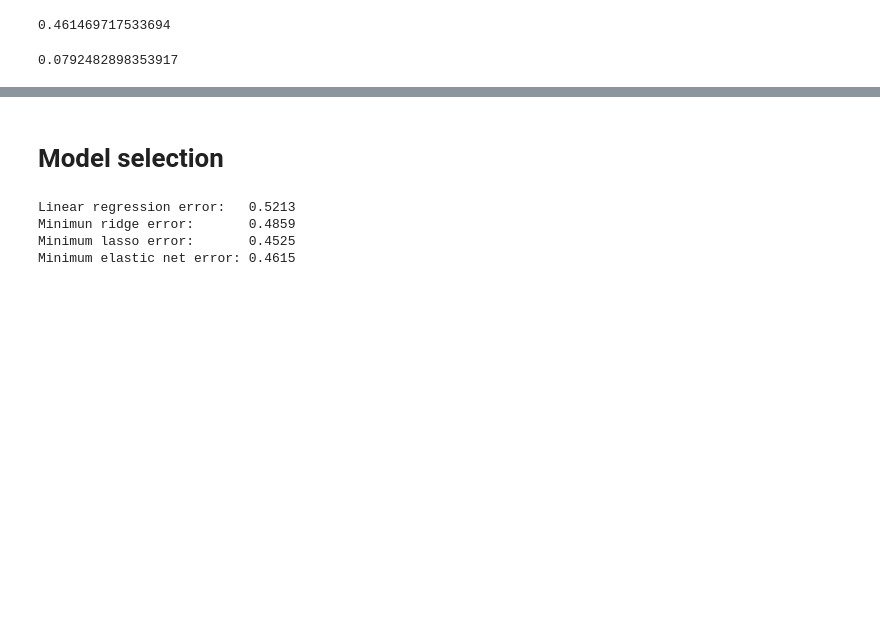
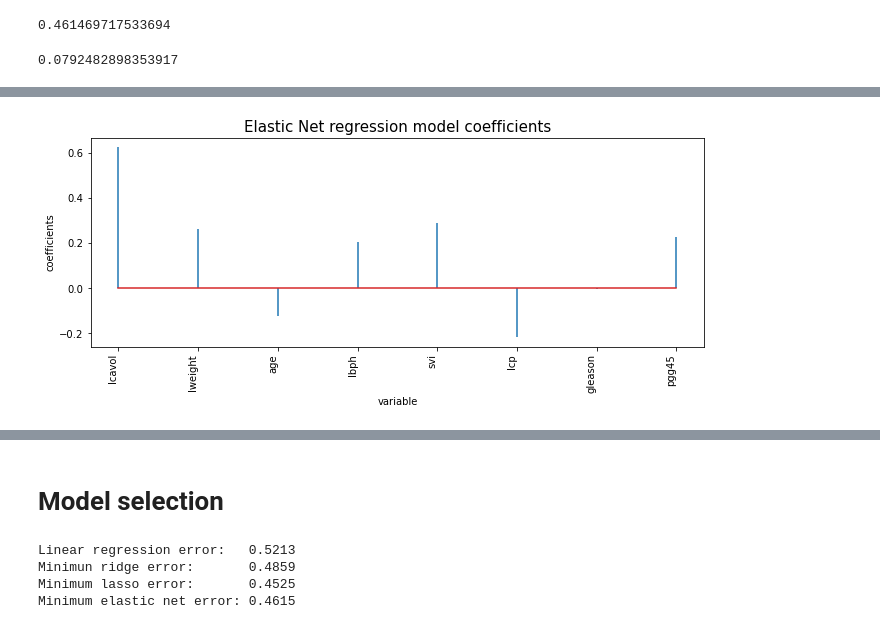
Before and after one commit to s6emschw/RM-project, a Jupyter notebook: Real_data_application.ipynb, the cells around one changed output, grey strips where cells are left out. Cells and saved outputs as stored; diff of their text form; code cells hidden in the pictures; blank space fills up the shorter version.

```diff
--- a/Real_data_application.ipynb
+++ b/Real_data_application.ipynb
@@ -468,3 +468,5 @@ ElasticNet(alpha=0.03789616980644716, l1_ratio=0.0)
+# %%
+eln_coeff = elnet.coef_
 # %%
 elnet = ElasticNet()
 grid = dict()
@@ -520,3 +508,7 @@ plt.show()
+# %%
+plot_model_coefficients(X_train, eln_coeff, "Elastic Net regression")
+# %% [output]
+[figure, added]
 # %%
 #THIS CHECK THAT THE MSE CURVE IS FLAT AFTER SOME THRESHOLD. sO THERE ARE SEVERAL ALPHAS THAT YIELDS THE SAME MSE.
 #THEREFORE THE ELNET PLOT (TUNING L1_RATIO=0) SCENARIO WILL BE THE SAME AS RIDGE
```
Also changed, not shown: parts of 6 cells of this notebook.
